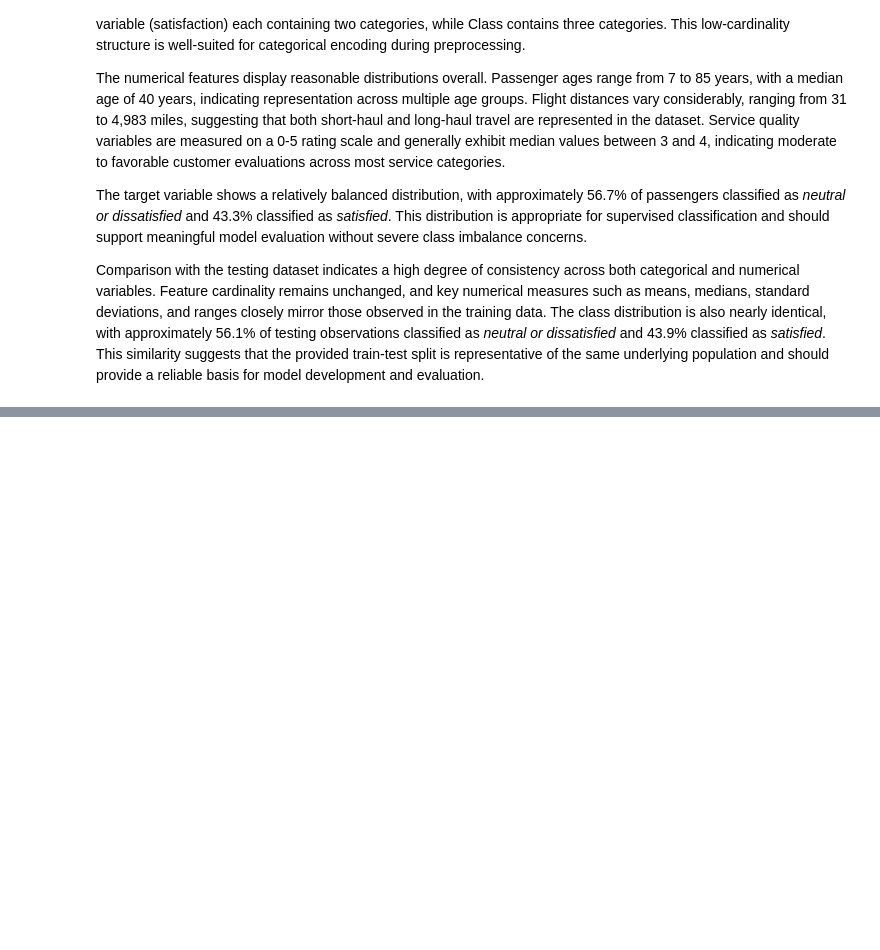
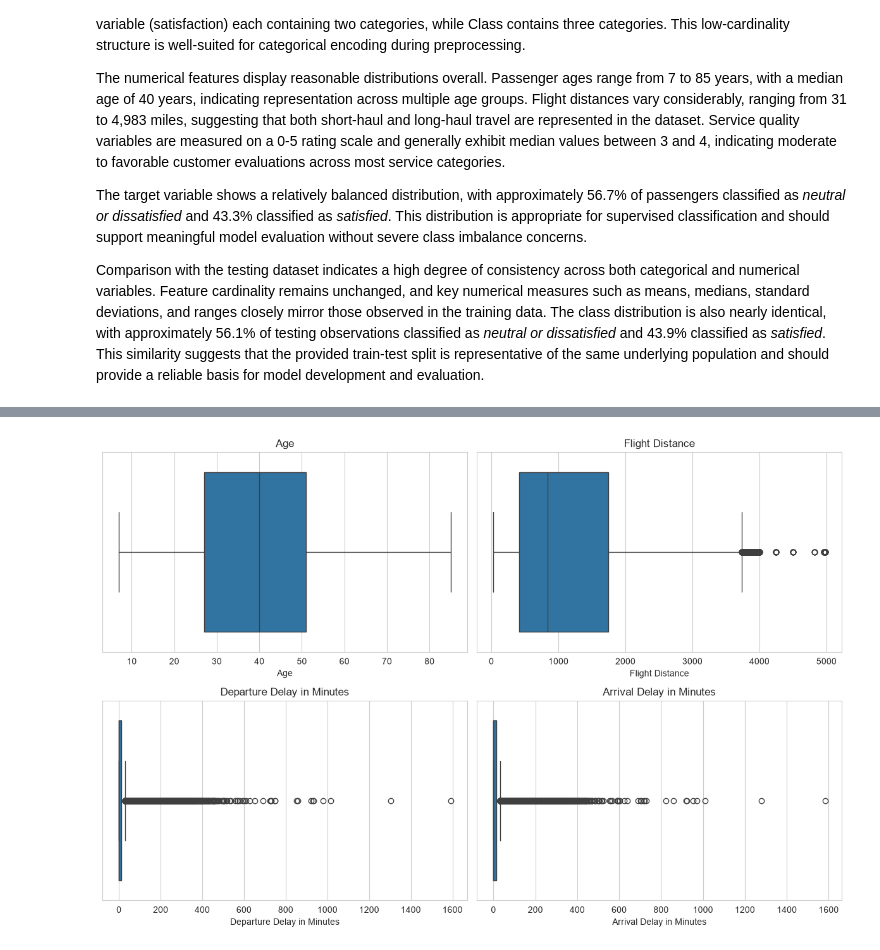
Before and after one commit to Shehzaad-S/udacity-applied-ml-project, a Jupyter notebook: modeling.ipynb, the cells around one changed output, grey strips where cells are left out. Cells and saved outputs as stored; diff of their text form; code cells hidden in the pictures; blank space fills up the shorter version.

```diff
--- a/modeling.ipynb
+++ b/modeling.ipynb
@@ -326,0 +443,21 @@ Comparison with the testing dataset indicates a high degree of consistency acros
+# %%
+fig, axes = plt.subplots(
+    2, 2,
+    figsize=(12, 8)
+)
+
+for ax, feature in zip(
+    axes.flatten(),
+    continuous_features
+):
+    sns.boxplot(
+        x=train_df[feature],
+        ax=ax
+    )
+
+    ax.set_title(feature)
+
+plt.tight_layout()
+plt.show()
+# %% [output]
+[figure, added]
```
Also changed, not shown: parts of 26 cells of this notebook.
